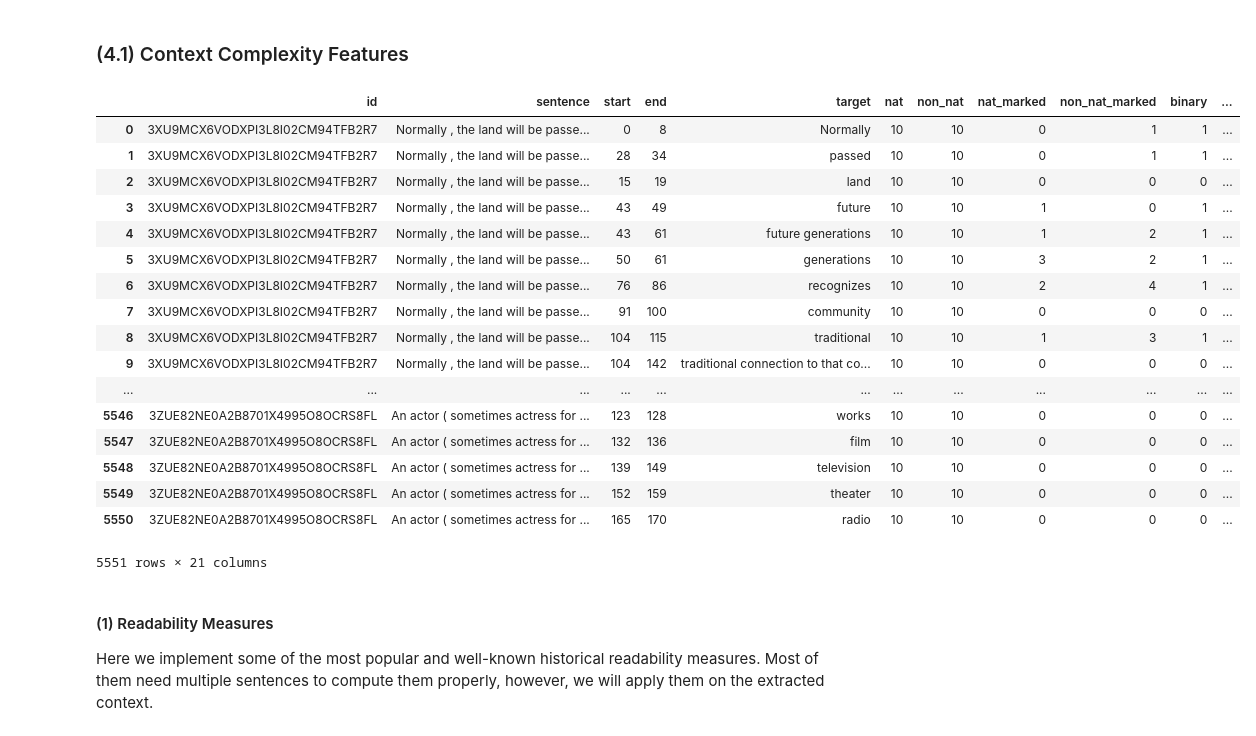
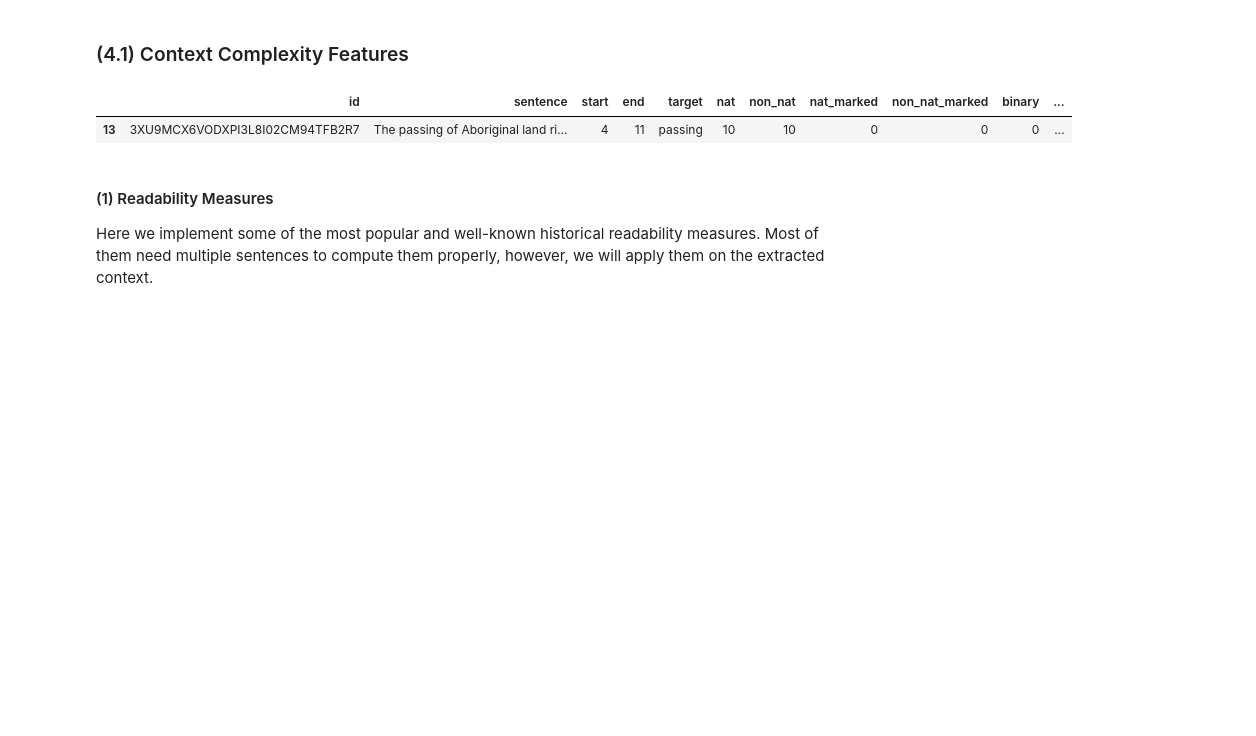
Before and after one commit to kristiankolthoff/CoWoPhId, a Jupyter notebook: python/context_experiments.ipynb, the cells around one changed output. Saved outputs shown, nothing was run; the diff lists cells and outputs as text; code cells hidden in the pictures; blank space fills up the shorter version.

```diff
--- a/python/context_experiments.ipynb
+++ b/python/context_experiments.ipynb
@@ -165,7 +201,7 @@ aggs_all = [Aggregation('mean', agg_ctx_feat_num_average), Aggregation('median',
             Aggregation('max', agg_ctx_feat_num_max), Aggregation('min', agg_ctx_feat_num_min)]
            #Aggregation('weighted_mean', agg_ctx_feat_num_weighted_average_medium)]
 # %%
-aggs = agg_default
+aggs = agg_weighted
 # %%
 def concat_feature_datasets(*args):
     zipped = zip(*args)
@@ -592,6 +673,9 @@ def remove_punctuation(text):
     return text.translate(tbl)
 
 def preprocess_ctx(context):
+    if all(isinstance(tpl, tuple) for tpl in context):
+        stripped = [(token.strip().lower(), dist) for token, dist in context]
+        return [(token, dist) for token, dist in stripped if remove_punctuation(token)]
     stripped = [token.strip().lower() for token in context]
     return [token for token in stripped if remove_punctuation(token)]
 
@@ -600,9 +684,9 @@ def preprocess_ctx_df(dataframe):
     df['p_context'] = df.context.apply(lambda context : preprocess_ctx(context))
     return df
 # %%
-contexts = [ctx_hit_nf]
+contexts = [ctx_window_pre_2_nf]
 # %%
-ctx_datasets = [ContextDataset(ds.name, ctx, preprocess_ctx_df(ctx.func(ds.train)),
-                preprocess_ctx_df(ctx.func(ds.test)))
+ctx_datasets = [ContextDataset(ds.name, ctx, preprocess_ctx_df(ctx.func(ds.train.loc[:30,])),
+                preprocess_ctx_df(ctx.func(ds.test.loc[:30,])))
                 for ctx in contexts
                 for ds in datasets]
@@ -637,26 +741,10 @@ ctx_datasets_fc_context_complexity = [ContextFeatureDataset(ctx_ds.name, ctx_ds.
         ctx_fc_context_complexity.func(ctx_ds.train, agg.agg), ctx_fc_context_complexity.func(ctx_ds.test, agg.agg))
         for ctx_ds in ctx_datasets for agg in aggs]
 # %%
-ctx_datasets_fc_context_complexity[0].train
+train = ctx_datasets_fc_context_complexity[0].train
 # %% [output]
 |  | id | sentence | start | end | target | nat | non_nat | nat_marked | non_nat_marked | binary | ... |
-| 0 | 3XU9MCX6VODXPI3L8I02CM94TFB2R7 | Normally , the land will be passe... | 0 | 8 | Normally | 10 | 10 | 0 | 1 | 1 | ... |
-| 1 | 3XU9MCX6VODXPI3L8I02CM94TFB2R7 | Normally , the land will be passe... | 28 | 34 | passed | 10 | 10 | 0 | 1 | 1 | ... |
-| 2 | 3XU9MCX6VODXPI3L8I02CM94TFB2R7 | Normally , the land will be passe... | 15 | 19 | land | 10 | 10 | 0 | 0 | 0 | ... |
-| 3 | 3XU9MCX6VODXPI3L8I02CM94TFB2R7 | Normally , the land will be passe... | 43 | 49 | future | 10 | 10 | 1 | 0 | 1 | ... |
-| 4 | 3XU9MCX6VODXPI3L8I02CM94TFB2R7 | Normally , the land will be passe... | 43 | 61 | future generations | 10 | 10 | 1 | 2 | 1 | ... |
-| 5 | 3XU9MCX6VODXPI3L8I02CM94TFB2R7 | Normally , the land will be passe... | 50 | 61 | generations | 10 | 10 | 3 | 2 | 1 | ... |
-| 6 | 3XU9MCX6VODXPI3L8I02CM94TFB2R7 | Normally , the land will be passe... | 76 | 86 | recognizes | 10 | 10 | 2 | 4 | 1 | ... |
-| 7 | 3XU9MCX6VODXPI3L8I02CM94TFB2R7 | Normally , the land will be passe... | 91 | 100 | community | 10 | 10 | 0 | 0 | 0 | ... |
-| 8 | 3XU9MCX6VODXPI3L8I02CM94TFB2R7 | Normally , the land will be passe... | 104 | 115 | traditional | 10 | 10 | 1 | 3 | 1 | ... |
-| 9 | 3XU9MCX6VODXPI3L8I02CM94TFB2R7 | Normally , the land will be passe... | 104 | 142 | traditional connection to that co... | 10 | 10 | 0 | 0 | 0 | ... |
-| ... | ... | ... | ... | ... | ... | ... | ... | ... | ... | ... | ... |
-| 5546 | 3ZUE82NE0A2B8701X4995O8OCRS8FL | An actor ( sometimes actress for ... | 123 | 128 | works | 10 | 10 | 0 | 0 | 0 | ... |
-| 5547 | 3ZUE82NE0A2B8701X4995O8OCRS8FL | An actor ( sometimes actress for ... | 132 | 136 | film | 10 | 10 | 0 | 0 | 0 | ... |
-| 5548 | 3ZUE82NE0A2B8701X4995O8OCRS8FL | An actor ( sometimes actress for ... | 139 | 149 | television | 10 | 10 | 0 | 0 | 0 | ... |
-| 5549 | 3ZUE82NE0A2B8701X4995O8OCRS8FL | An actor ( sometimes actress for ... | 152 | 159 | theater | 10 | 10 | 0 | 0 | 0 | ... |
-| 5550 | 3ZUE82NE0A2B8701X4995O8OCRS8FL | An actor ( sometimes actress for ... | 165 | 170 | radio | 10 | 10 | 0 | 0 | 0 | ... |
+| 13 | 3XU9MCX6VODXPI3L8I02CM94TFB2R7 | The passing of Aboriginal land ri... | 4 | 11 | passing | 10 | 10 | 0 | 0 | 0 | ... |
-5551 rows × 21 columns
 # %%
 from joblib import Memory
 memory = Memory(location='resources/dependency-cache', verbose=0)
```
Also changed, not shown: parts of 8 cells of this notebook.
